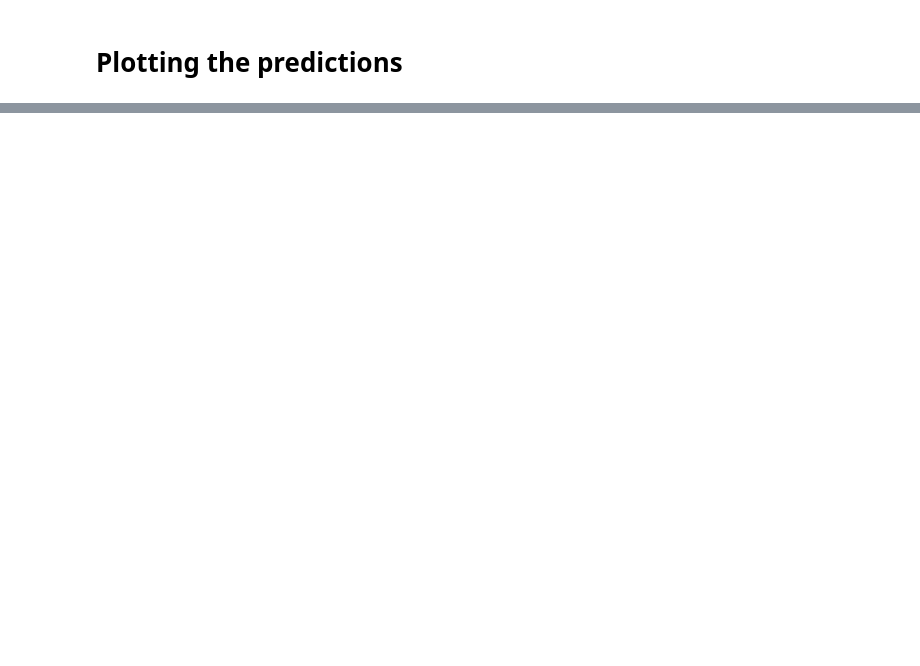
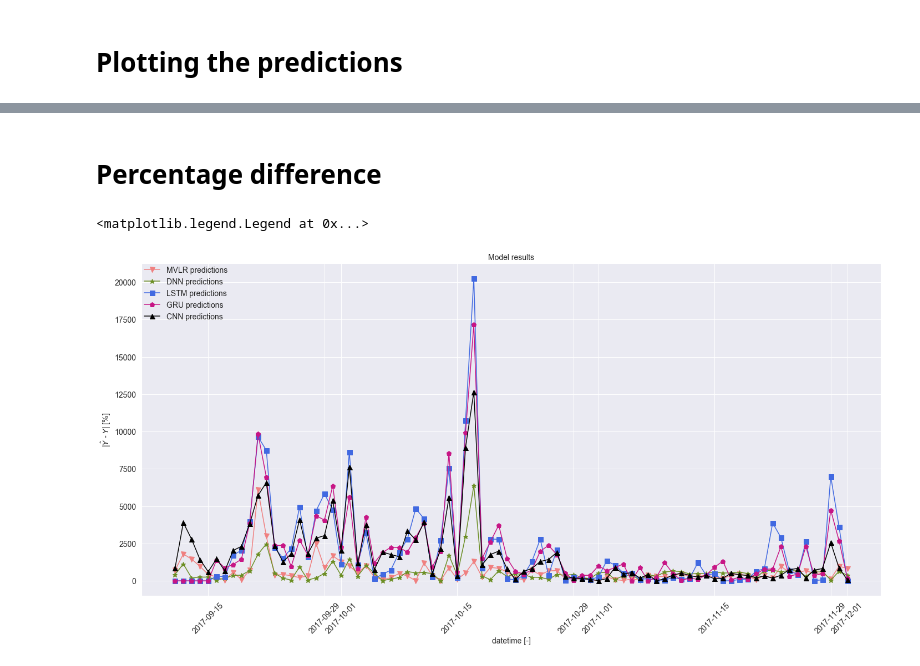
Before and after one commit to deKeijzer/Multivariate-time-series-models-in-Keras, a Jupyter notebook: notebooks/Model results.ipynb, the cells around one changed output, grey strips where cells are left out. Cells and saved outputs as stored; diff of their text form; code cells hidden in the pictures; blank space fills up the shorter version.

```diff
--- a/notebooks/Model results.ipynb
+++ b/notebooks/Model results.ipynb
@@ -135,0 +143,37 @@ plt.legend(loc='upper left', borderaxespad=0, frameon=False, fontsize=14, marker
+# %% [markdown]
+# Percentage difference
+# %%
+magnitude = 1
+
+model = 'DNN'
+
+#y_true = t['y_diff_DNN']
+
+plt.figure(figsize=(20,10))
+
+#plt.plot(y_true.index, y_true, '.-', color='red', label='True values', alpha=1, linewidth=1, markersize=15, fillstyle='none')
+
+for i, model in enumerate(models):
+    colors = ['lightcoral', 'olivedrab', 'royalblue', 'mediumvioletred', 'black']
+    markers = ['v', '*', 's', 'p', '^']
+
+    color = colors[i]
+    marker = markers[i]
+    y_pred = df['y_diff_perc_'+model]
+    plt.plot(y_pred.index, np.abs(y_pred), marker+'-', color=color, label=(model+' predictions'), alpha=1, markersize=9)
+
+
+plt.ylabel(r'|$\hat{Y}$ - $Y$| [%]', fontsize=14)
+plt.xlabel('datetime [-]', fontsize=14) #TODO: set x values as actual dates
+
+plt.xticks(fontsize=14, rotation=45)
+plt.yticks(fontsize=14)
+
+plt.tight_layout()
+
+plt.title('Model results', fontsize=14)
+
+plt.legend(loc='upper left', borderaxespad=0, frameon=False, fontsize=14, markerscale=1)
+# %% [output]
+<matplotlib.legend.Legend at 0x...>
+[figure, added]
```
Also changed, not shown: parts of 9 cells of this notebook, 4 other files.
